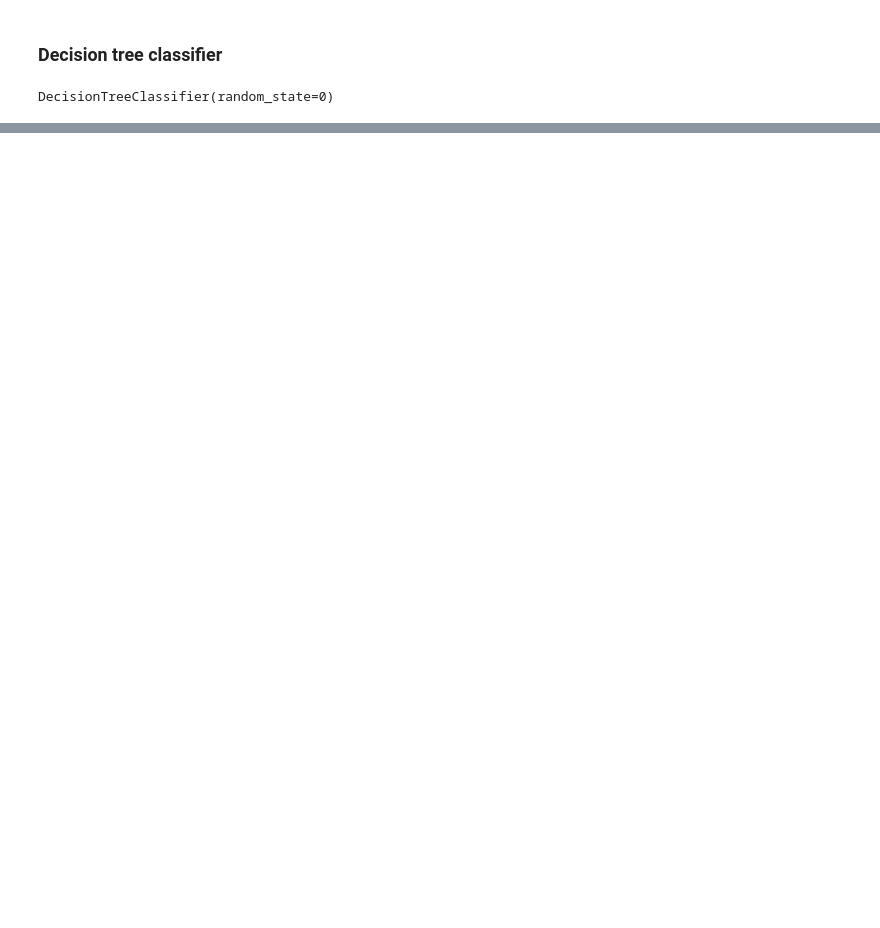
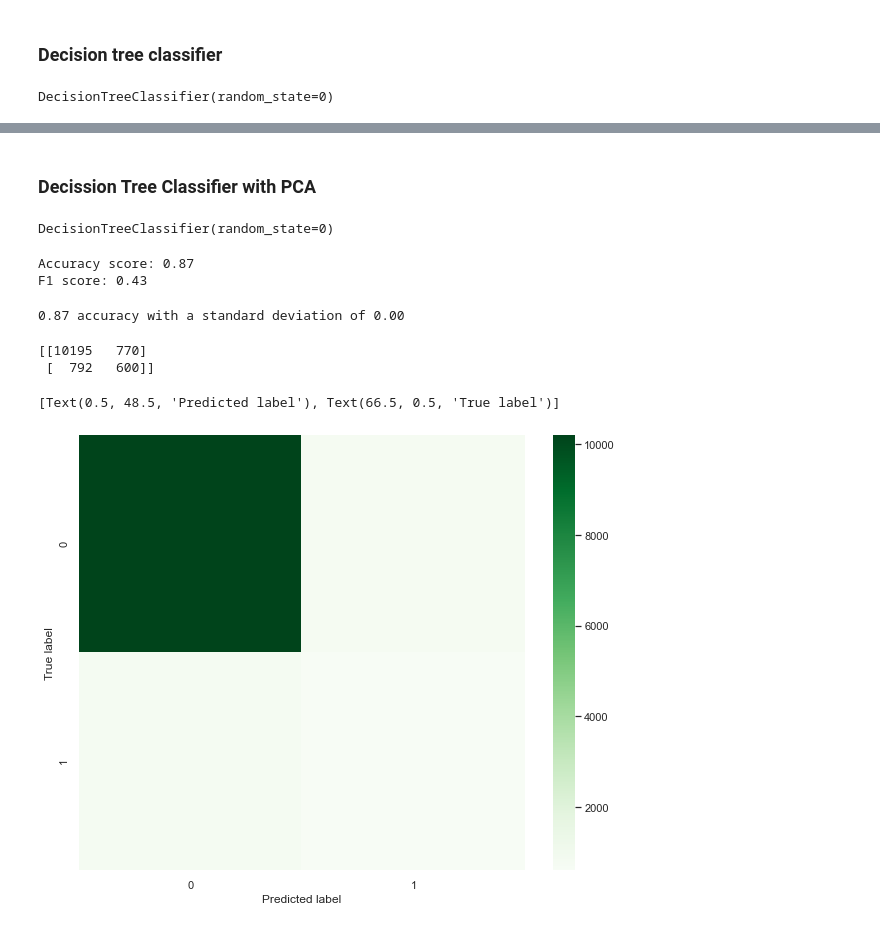
Before and after one commit to marek-dalida/bank-marketing-analysis, a Jupyter notebook: bank-marketing.ipynb, the cells around one changed output, grey strips where cells are left out. Drawn from its saved outputs; the diff is of its cells as text; code cells hidden in the pictures; blank space fills up the shorter version.

```diff
--- a/bank-marketing.ipynb
+++ b/bank-marketing.ipynb
@@ -595,2 +629,41 @@ ax.set(xlabel='Predicted label', ylabel='True label')
 [Text(0.5, 48.5, 'Predicted label'), Text(66.5, 0.5, 'True label')]
 [figure]
+# %% [markdown]
+### Decission Tree Classifier with PCA
+# %%
+clf_dt.fit(pca.transform(x_training_data), y_training_data)
+# %% [output]
+DecisionTreeClassifier(random_state=0)
+# %%
+y_pred = clf_dt.predict(pca.transform(x_test_data))
+
+acc_sc = accuracy_score(y_test_data, y_pred)
+print('Accuracy score: %.2f' % acc_sc)
+
+f1_sc = f1_score(y_test_data, y_pred, average='binary')
+print('F1 score: %.2f' % f1_sc)
+# %% [output]
+Accuracy score: 0.87
+F1 score: 0.43
+# %%
+from sklearn.model_selection import cross_val_score
+
+scores = cross_val_score(clf_dt, pca.transform(x_test_data), y_test_data, cv=10)
+
+print("%0.2f accuracy with a standard deviation of %0.2f" % (scores.mean(), scores.std()))
+# %% [output]
+0.87 accuracy with a standard deviation of 0.00
+# %%
+cm = confusion_matrix(y_test_data, y_pred)
+print(cm)
+
+df_cm = pd.DataFrame(cm)
+
+plt.figure(figsize = (10,8))
+ax = sn.heatmap(df_cm, cmap="Greens")
+ax.set(xlabel='Predicted label', ylabel='True label')
+# %% [output]
+[[10195   770]
+ [  792   600]]
+[Text(0.5, 48.5, 'Predicted label'), Text(66.5, 0.5, 'True label')]
+[figure, added]
```
Also changed, not shown: parts of 14 cells of this notebook.
